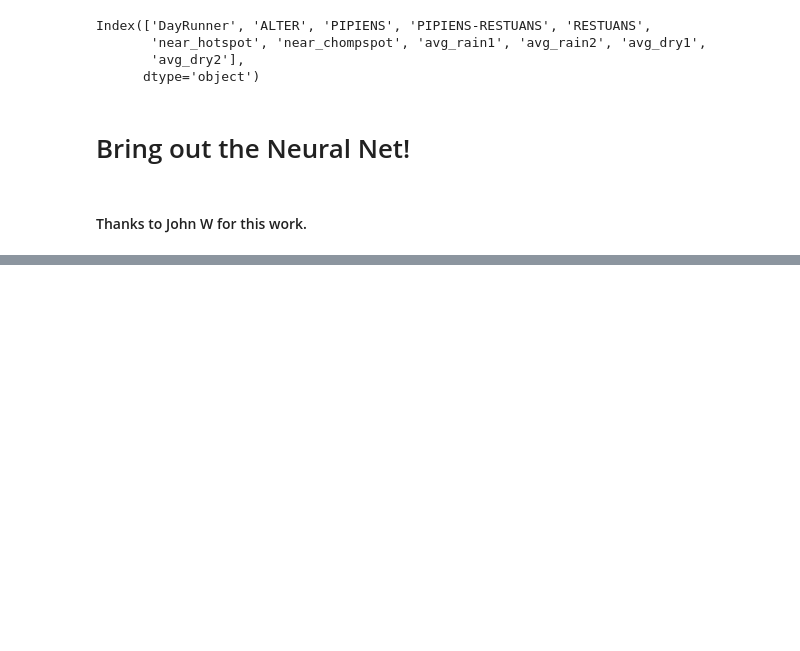
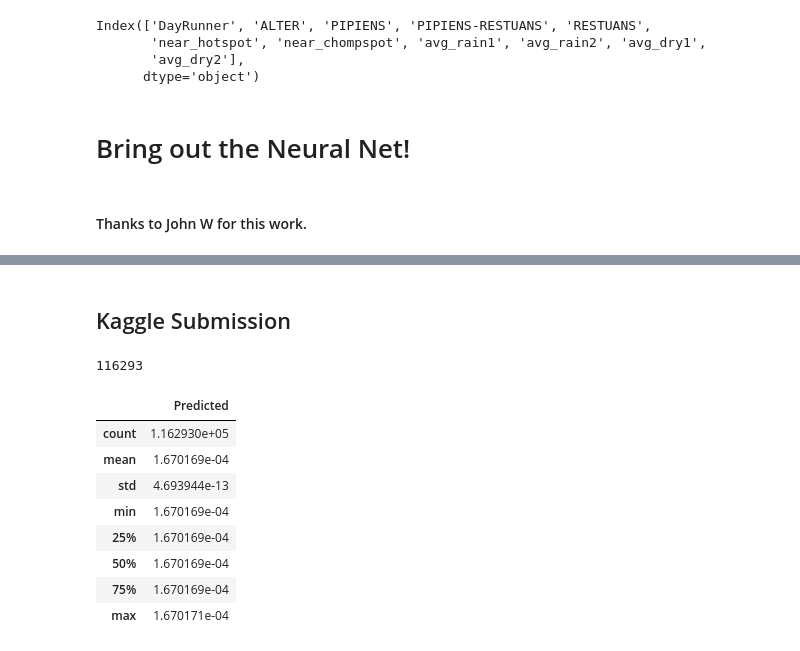
Before and after one commit to austinlasseter/West_Nile_Virus_032108, a Jupyter notebook: Austin/05 - Neural Net.ipynb, the cells around one changed output, grey strips where cells are left out. Drawn from its saved outputs; the diff is of its cells as text; code cells hidden in the pictures; blank space fills up the shorter version.

```diff
--- a/Austin/05 - Neural Net.ipynb
+++ b/Austin/05 - Neural Net.ipynb
@@ -120,0 +275,18 @@ results['column1'].value_counts()
+# %% [markdown]
+## Kaggle Submission
+# %%
+# Just grab the second column for Kaggle submission.
+predictions = pd.DataFrame(y_hat[:,1], columns=['Predicted'])
+print(len(predictions))
+predictions.describe()
+# %% [output]
+116293
+|  | Predicted |
+| count | 1.162930e+05 |
+| mean | 1.670169e-04 |
+| std | 4.693944e-13 |
+| min | 1.670169e-04 |
+| 25% | 1.670169e-04 |
+| 50% | 1.670169e-04 |
+| 75% | 1.670169e-04 |
+| max | 1.670171e-04 |
```
Also changed, not shown: parts of 39 cells of this notebook, 5 other files.
